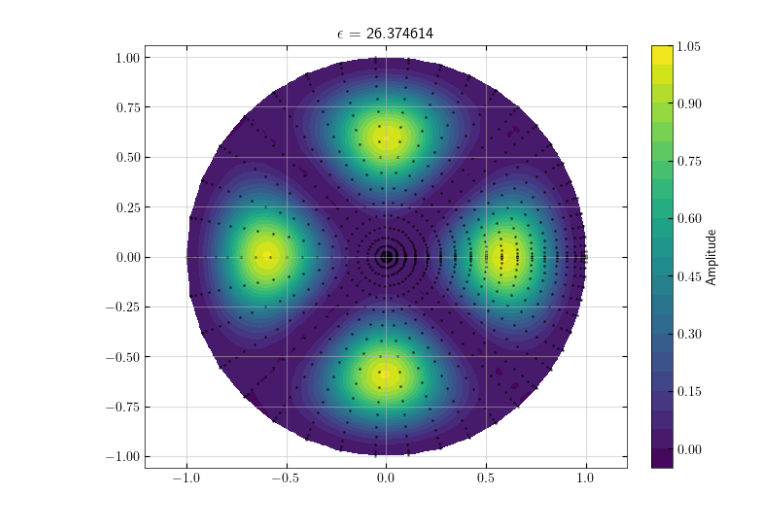
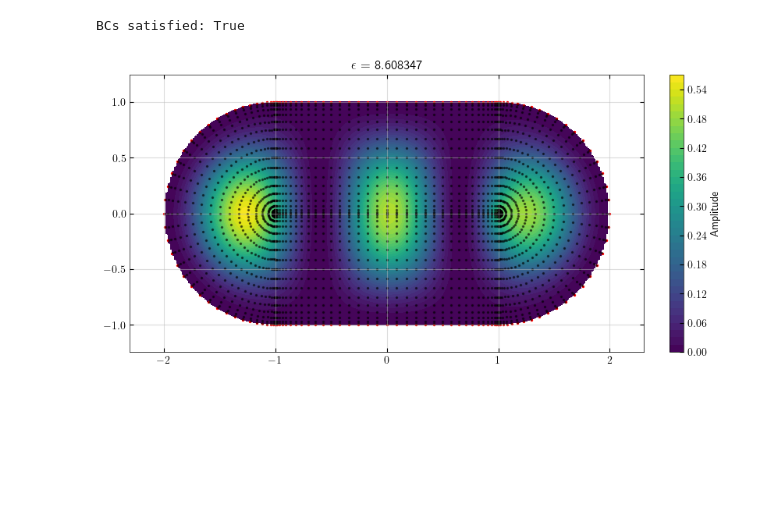
Before and after one commit to PyrooL/quantum-stadium, a Jupyter notebook: src/postprocessing.ipynb, the cells around one changed output. Drawn from its saved outputs; the diff is of its cells as text; code cells hidden in the pictures; blank space fills up the shorter version.

Commit message:
Stadium works! (still some work to do on ironing out the poles)

```diff
--- a/src/postprocessing.ipynb
+++ b/src/postprocessing.ipynb
@@ -5,7 +5,7 @@ import matplotlib.pyplot as plt
 from scipy.interpolate import griddata
 from scipy.special import jn_zeros
 # %%
-geometry = "circle"
+geometry = "stadium"
 x = np.loadtxt(f"../results/{geometry}_x.csv")
 y = np.loadtxt(f"../results/{geometry}_y.csv")
 plt.scatter(x, y, s=1)
@@ -19,9 +19,33 @@ eigval_imag = np.loadtxt(f"../results/{geometry}_eigval_imag.csv")
 eigvec_real = np.loadtxt(f"../results/{geometry}_eigvec_real.csv", delimiter=",")
 eigvec_imag = np.loadtxt(f"../results/{geometry}_eigvec_imag.csv", delimiter=",")
 
+if np.all(eigval_imag == 0):
+    eigval = np.real(eigval)
+    print("All eigenvalues real!")
+
+print(eigvec.shape)
+
+cut = (
+    (np.abs(eigval_real) < 1e12)
+    & (np.abs(eigval_imag) < 0.01)
+      )
+
 plt.figure()
 plt.scatter(eigval_real, eigval_imag, s=1)
 plt.xlabel("Real")
 plt.ylabel("Imag")
+plt.title("Before cuts")
 plt.show()
+
+eigval_real = eigval_real[cut]
+eigval_imag = eigval_imag[cut]
+eigvec_real = eigvec_real[:, cut]
+eigvec_imag = eigvec_imag[:, cut]
+
+plt.figure()
+plt.scatter(eigval_real, eigval_imag, s=1)
+plt.xlabel("Real")
+plt.ylabel("Imag")
+plt.title("After cuts")
+plt.show()
 # %% [output]
@@ -142,9 +175,16 @@ def plot_interpolated(x, y, z):
 # %%
-i = 3
+i = 2
+psi = eigvec_sort[:, i]
 psi2 = amplitude_sort[:,i]
+eps = eigval_abs_sort[i]
+
+if geometry == "stadium":
+    plt.figure(figsize = (2*(max(x) - min(x)), 2*(max(y)-min(y))))
+    select = ((x <= -1) & (np.abs((x+1)**2 + y**2 - 1) < 1e-9)) ^ (y == 1) ^ (y == -1)^ ((x >= 1) & (np.abs((x-1)**2 + y**2 - 1) < 1e-9))
+    print(f"BCs satisfied: {np.all(psi2[select]==0)}")
 plot_interpolated(x, y, psi2)
-plt.title(rf"$\epsilon$ = {eigval_abs_sort[i]:.6f}")
-plt.axis('equal')
+plt.title(rf"$\epsilon$ = {eps:.6f}")
 plt.show()
 # %% [output]
+BCs satisfied: True
-[figure, old version]
+[figure, new version]
```
Also changed, not shown: parts of 9 cells of this notebook, 11 other files.
